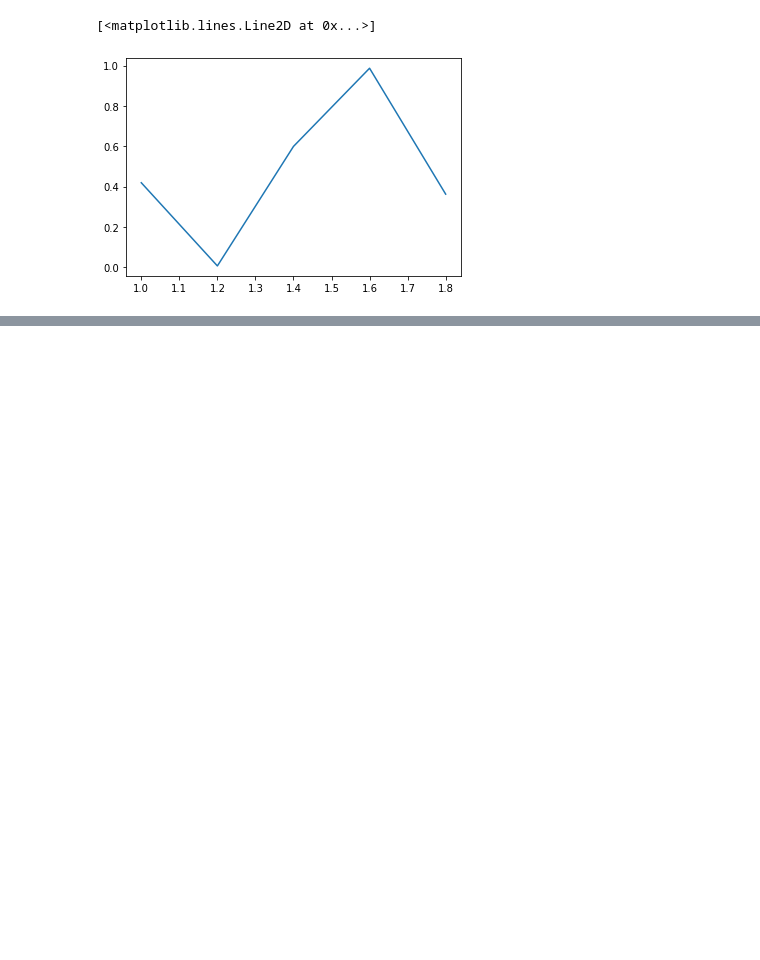
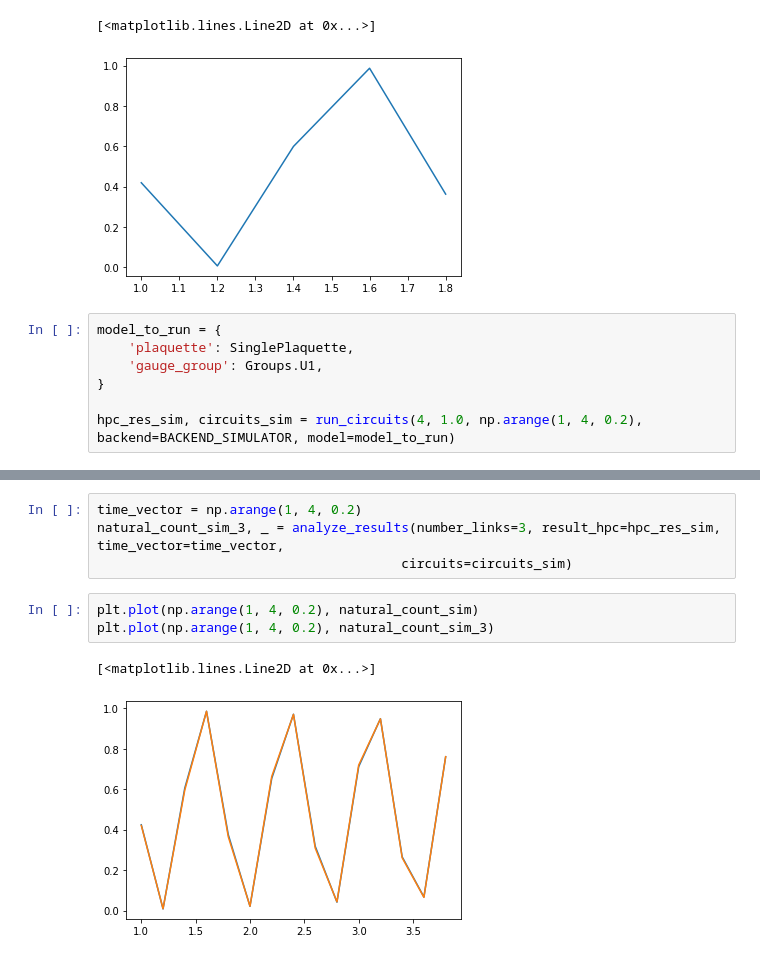
Before and after one commit to mgarciav88/plaquette-models, a Jupyter notebook: notebooks/valencia_time_evolution_z2.ipynb, the cells around one changed output, grey strips where cells are left out. Drawn from its saved outputs; the diff is of its cells as text; blank space fills up the shorter version.

```diff
--- a/notebooks/valencia_time_evolution_z2.ipynb
+++ b/notebooks/valencia_time_evolution_z2.ipynb
@@ -77,3 +77,10 @@ plt.plot(np.arange(1, 2, 0.2), natural_count_sim)
 # %% [output]
 [<matplotlib.lines.Line2D at 0x...>]
 [figure]
+# %%
+model_to_run = {
+    'plaquette': SinglePlaquette,
+    'gauge_group': Groups.U1,
+}
+
+hpc_res_sim, circuits_sim = run_circuits(4, 1.0, np.arange(1, 4, 0.2), backend=BACKEND_SIMULATOR, model=model_to_run)
@@ -79,0 +103,10 @@ plt.plot(np.arange(1, 2, 0.2), natural_count_sim)
+# %%
+time_vector = np.arange(1, 4, 0.2)
+natural_count_sim_3, _ = analyze_results(number_links=3, result_hpc=hpc_res_sim, time_vector=time_vector,
+                                       circuits=circuits_sim)
+# %%
+plt.plot(np.arange(1, 4, 0.2), natural_count_sim)
+plt.plot(np.arange(1, 4, 0.2), natural_count_sim_3)
+# %% [output]
+[<matplotlib.lines.Line2D at 0x...>]
+[figure, added]
```
Also changed, not shown: parts of 1 cell of this notebook.
